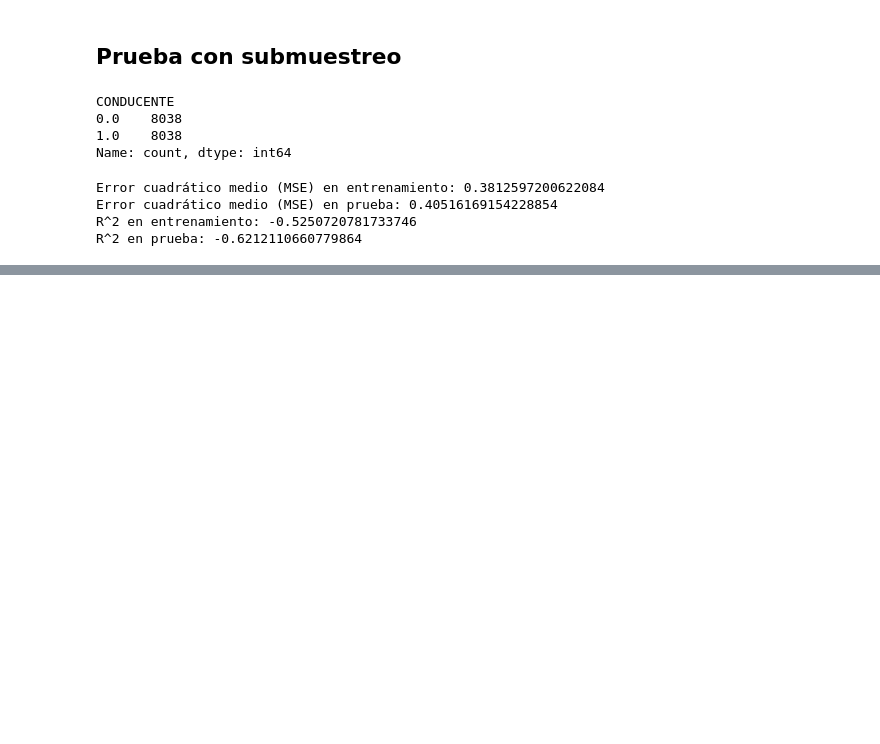
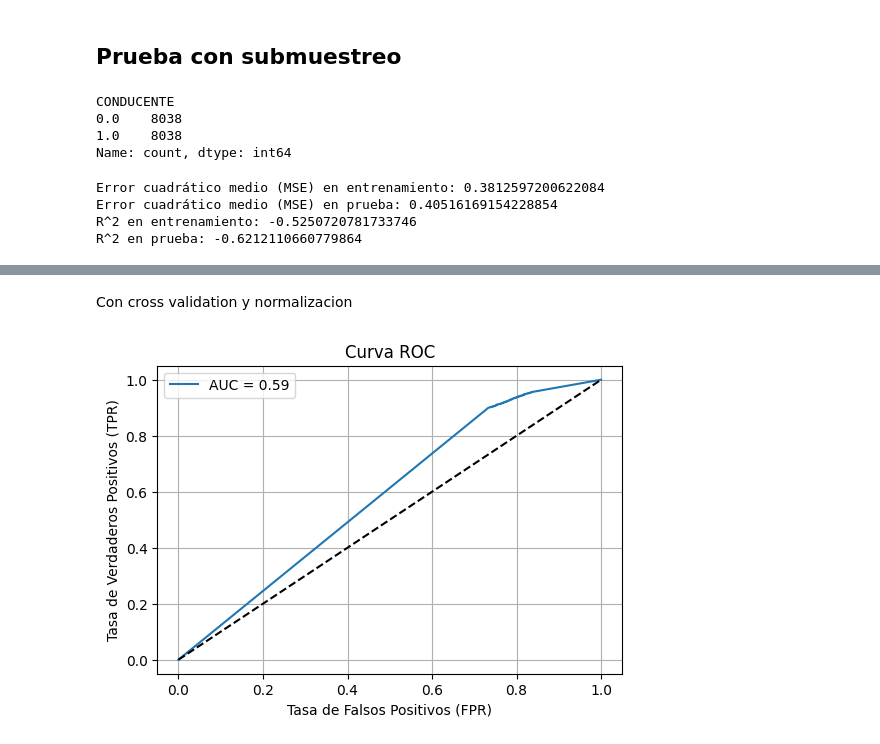
Before and after one commit to angelargd8/Proyecto3-MDD, a Jupyter notebook: naivebayes.ipynb, the cells around one changed output, grey strips where cells are left out. Cells and saved outputs as stored; diff of their text form; code cells hidden in the pictures; blank space fills up the shorter version.

```diff
--- a/naivebayes.ipynb
+++ b/naivebayes.ipynb
@@ -235,0 +305,48 @@ Entonces, se puede decir que Naive Bayes no funciona para este problema. Ya que,
+# %% [markdown]
+Con cross validation y normalizacion
+# %%
+from sklearn.metrics import roc_curve, auc, RocCurveDisplay
+import matplotlib.pyplot as plt
+from sklearn.model_selection import cross_val_predict
+from sklearn.preprocessing import StandardScaler
+
+# Columnas categóricas
+categorical_cols = X.select_dtypes(include='object').columns.tolist()
+numerical_cols = X.select_dtypes(exclude='object').columns.tolist()
+
+#normalizar
+preprocessor = ColumnTransformer(
+    transformers=[
+        ('cat', OneHotEncoder(handle_unknown='ignore', sparse_output=False), categorical_cols),
+        ('num', StandardScaler(), numerical_cols)
+    ]
+)
+
+pipeline = Pipeline([
+    ('preprocessor', preprocessor),
+    ('clf', GaussianNB())
+])
+
+
+# Obtener probabilidades (para curva ROC)
+y_proba_cv = cross_val_predict(pipeline, X, y, cv=5, method='predict_proba')
+
+# Extraer probas clase 1
+y_scores = y_proba_cv[:, 1]
+
+# Calcular curva ROC
+fpr, tpr, thresholds = roc_curve(y, y_scores)
+auc = roc_auc_score(y, y_scores)
+
+# Visualización
+plt.figure(figsize=(6, 4))
+plt.plot(fpr, tpr, label=f'AUC = {auc:.2f}')
+plt.plot([0, 1], [0, 1], 'k--')  # Línea base
+plt.xlabel('Tasa de Falsos Positivos (FPR)')
+plt.ylabel('Tasa de Verdaderos Positivos (TPR)')
+plt.title('Curva ROC')
+plt.legend()
+plt.grid(True)
+plt.show()
+# %% [output]
+[figure, added]
```
Also changed, not shown: parts of 6 cells of this notebook.
